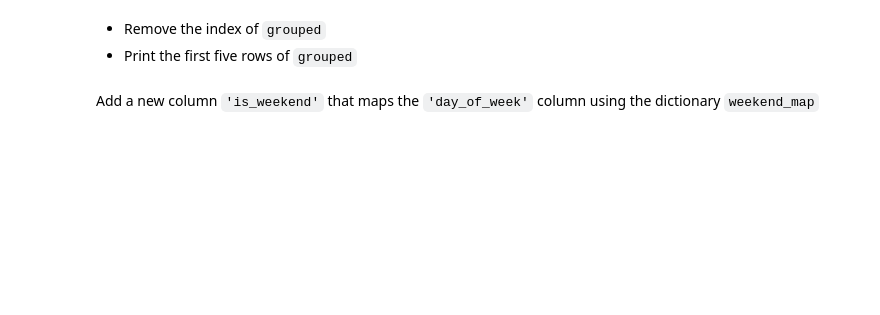
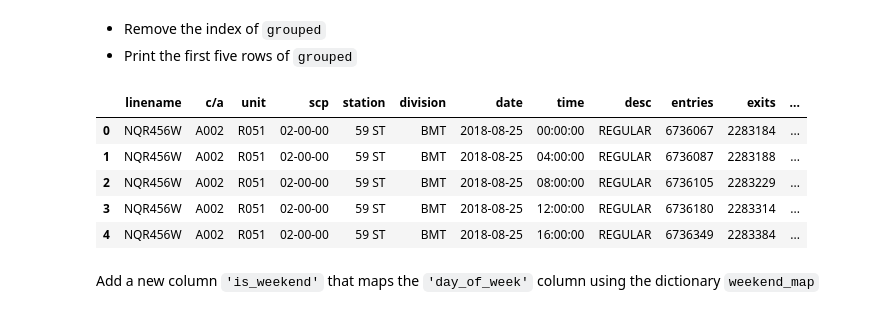
Before and after one commit to carol-maina/dsc-pandas-series-and-dataframes-lab, a Jupyter notebook: index.ipynb, the cells around one changed output. Saved outputs shown, nothing was run; the diff lists cells and outputs as text; code cells hidden in the pictures; blank space fills up the shorter version.

```diff
--- a/index.ipynb
+++ b/index.ipynb
@@ -59,4 +64,4 @@ Index(['c/a', 'unit', 'scp', 'station', 'linename', 'division', 'date', 'time',
        'exits                                                               '],
       dtype='object')
 # %%
-df.columns.str.lower()
+df.columns =df.columns.str.lower()
@@ -68,6 +82,6 @@ Index(['c/a', 'unit', 'scp', 'station', 'linename', 'division', 'date', 'time',
 # %%
 # Now let's check and make sure that worked
-df.columns=[col.lower() for col in df.columns]
+df.columns=df.columns.str.lower()
 df.columns
 # %% [output]
 Index(['c/a', 'unit', 'scp', 'station', 'linename', 'division', 'date', 'time',
@@ -110,4 +141,4 @@ Create another column `'Num_Lines'` that is a count of how many lines pass throu
 # %%
-df['num_lines'] = df['linename'].map(lambda x: len(x))
+df['num_lines'] = df['linename'].apply(lambda x: len(x))
 # %% [output]
 KeyError: 'linename'
@@ -149,8 +195,9 @@ Index(['c/a', 'unit', 'scp', 'station', 'division', 'date', 'time', 'desc',
 # %%
 # Convert the data type of the 'date' column to a date
-
+df['date']=pd.to_datetime(df['date'])
 
 # Add a new column 'day_of_week' that represents the day of the week
+df['day_of_week']=df['date'].dt.dayofweek
 # %%
 # Group the data by day of week and plot the sum of the numeric columns
 grouped = df.groupby('day_of_week').sum(numeric_only = True)
@@ -161,9 +210,17 @@ plt.show()
 - Print the first five rows of `grouped`
 # %%
 # Reset the index of grouped
-grouped = None
+grouped = df.reset_index()
 
 # Print the first five rows of grouped
+grouped.head()
+# %% [output]
+|  | linename | c/a | unit | scp | station | division | date | time | desc | entries | exits | ... |
+| 0 | NQR456W | A002 | R051 | 02-00-00 | 59 ST | BMT | 2018-08-25 | 00:00:00 | REGULAR | 6736067 | 2283184 | ... |
+| 1 | NQR456W | A002 | R051 | 02-00-00 | 59 ST | BMT | 2018-08-25 | 04:00:00 | REGULAR | 6736087 | 2283188 | ... |
+| 2 | NQR456W | A002 | R051 | 02-00-00 | 59 ST | BMT | 2018-08-25 | 08:00:00 | REGULAR | 6736105 | 2283229 | ... |
+| 3 | NQR456W | A002 | R051 | 02-00-00 | 59 ST | BMT | 2018-08-25 | 12:00:00 | REGULAR | 6736180 | 2283314 | ... |
+| 4 | NQR456W | A002 | R051 | 02-00-00 | 59 ST | BMT | 2018-08-25 | 16:00:00 | REGULAR | 6736349 | 2283384 | ... |
 # %% [markdown]
 Add a new column `'is_weekend'` that maps the `'day_of_week'` column using the dictionary `weekend_map`
 # %%
```
Also changed, not shown: parts of 14 cells of this notebook.
